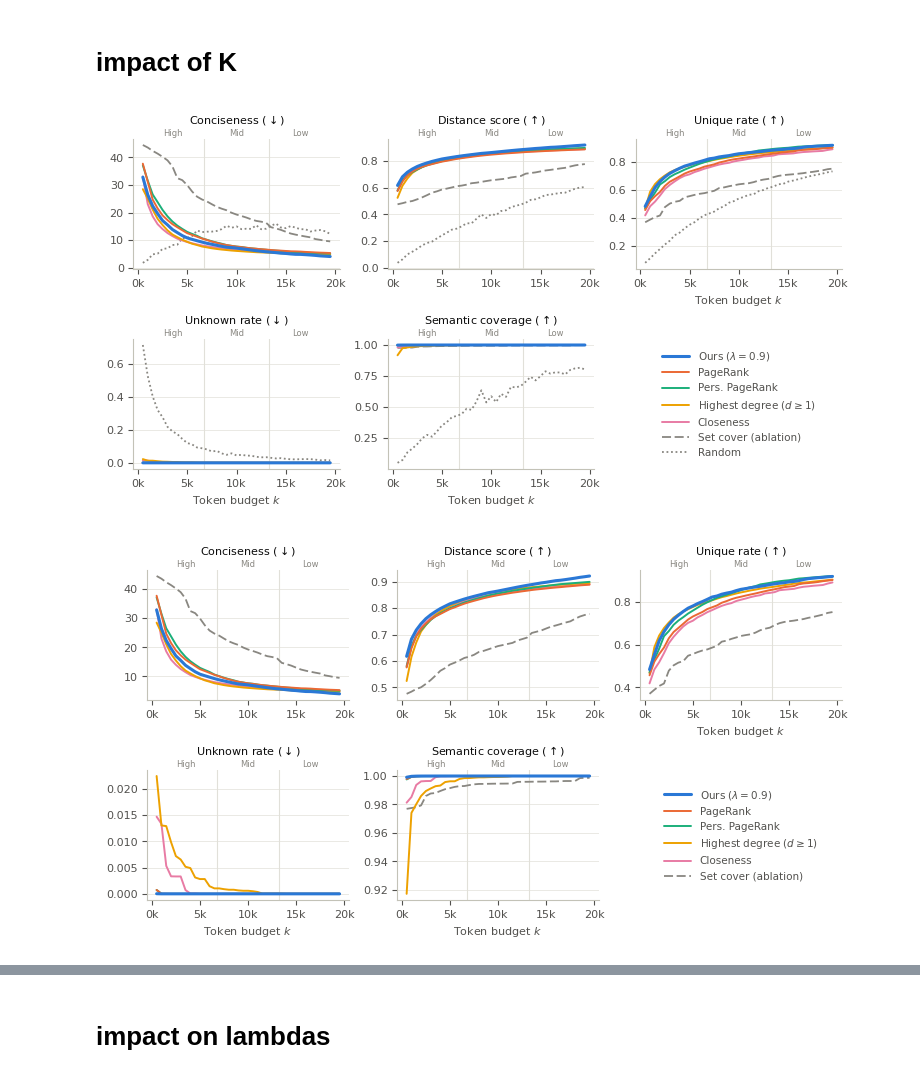
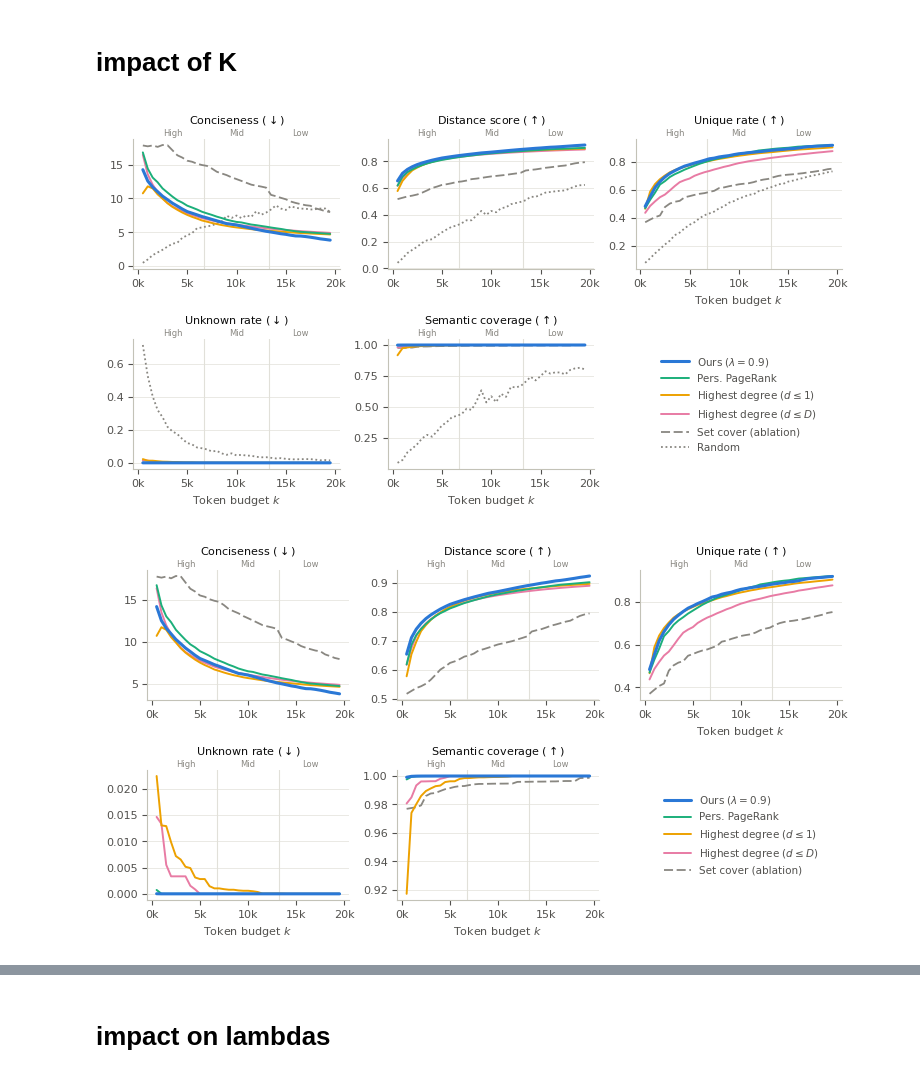
Before and after one commit to yy-suisse/greedy_tree_tokenizer, a Jupyter notebook: 5.analysis_result.ipynb, the cells around one changed output, grey strips where cells are left out. Cells and saved outputs as stored; diff of their text form; code cells hidden in the pictures.

```diff
--- a/5.analysis_result.ipynb
+++ b/5.analysis_result.ipynb
@@ -43,8 +43,6 @@ BASELINE_FAMILY = {'closeness_centrality': 'centrality-based',
  }
 
 perf_df_all = (pl.read_parquet(config.Results().perf_all)
-               .rename({"unk_branche_rate": "uncovered_branche_rate",
-                        "uncovered_rate": "unknown_rate"})
                .with_columns(pl.col("file_type").replace(BASELINE_FAMILY).alias("family"))
                .drop("exact_rate"))
 
@@ -153,9 +174,10 @@ shape: (57, 4)
 # %%
 df_rank_input = (
     perf_df_all
+    .filter(pl.col("family") != pl.col("file_type"))
     # 2) random: average the 20 draws -> one row per (method, k)
     .group_by(["family", "file_type", "k"])
-    .agg([pl.col(m).mean() for m in METRIC_CORE])
+    .agg(METRIC_CORE)
     .with_columns(
         pl.when(pl.col("k").is_between(*compression_level_dict["high"])).then(pl.lit("high"))
           .when(pl.col("k").is_between(*compression_level_dict["mid"])).then(pl.lit("mid"))
@@ -182,4 +204,5 @@ rank_table = (
     .sort(["compression_level", "avg_rank"])
 )
 ranked
-# rank_table.write_csv(config.Results().perf_ranked_csv)
+rank_table.sort("avg_rank")
+rank_table.write_csv(config.Results().perf_ranked_csv)
@@ -285,13 +293,12 @@ from matplotlib.ticker import FuncFormatter, MultipleLocator
 # ---- series to plot: label, colour, line width, line style (order = legend order) ----
 # colours: categorical slots 1-5 of a CVD-validated palette; references in gray
 SERIES = {
-    "0.9":                   ("Ours ($\\lambda{=}0.9$)", "#2a78d6", 2.2, "-"),
-    "pagerank":              ("PageRank",               "#eb6834", 1.4, "-"),
-    "personalized_pagerank": ("Pers. PageRank",         "#1baf7a", 1.4, "-"),
-    "highest_degree_dist_1": ("Highest degree ($d \\geq 1$)",       "#eda100", 1.4, "-"),
-    "closeness_centrality":  ("Closeness",              "#e87ba4", 1.4, "-"),
-    "discrete_set_cover":    ("Set cover (ablation)",   "#898781", 1.3, (0, (5, 2))),
-    "k_random_all_samples":  ("Random",                 "#898781", 1.3, (0, (1, 1.5))),
+    "0.9":                   ("Ours ($\\lambda{=}0.9$)",             "#2a78d6", 2.2, "-"),
+    "personalized_pagerank": ("Pers. PageRank",                      "#1baf7a", 1.4, "-"),
+    "highest_degree_dist_1": ("Highest degree ($d \\leq 1$)",        "#eda100", 1.4, "-"),
+    "highest_degree":        ("Highest degree ($d \\leq D$)",        "#e87ba4", 1.4, "-"),
+    "discrete_set_cover":    ("Set cover (ablation)",                "#898781", 1.3, (0, (5, 2))),
+    "k_random_all_samples":  ("Random",                              "#898781", 1.3, (0, (1, 1.5))),
 }
 METRIC_TITLE = {
     "semantic_coverage":      "Semantic coverage ($\\uparrow$)",
@@ -360,26 +367,26 @@ def plot_metrics_vs_k(df_k, metrics, ncols=3, panel_size=(2.5, 2), fname=None):
         fig.savefig(fname, bbox_inches="tight", dpi=400)
     return fig
 # %%
-METHODS = ["highest_degree_dist_1", "closeness_centrality", "pagerank", "personalized_pagerank", "discrete_set_cover", "0.9"]
+METHODS = ["highest_degree_dist_1", "highest_degree", "closeness_centrality", "pagerank", "personalized_pagerank", "discrete_set_cover", "0.9"]
 df_k = (perf_df_all
  .filter(pl.col("file_type").is_in(METHODS))
  .group_by(["family", "file_type", "k"])          # averages random's 20 draws
  .agg([pl.col(m).mean() for m in METRIC_CORE + ["uncovered_branche_rate"]])
  .sort(["family", "file_type", "k"])
  )
 
 # main text: five core metrics
 plot_metrics_vs_k(df_k, METRIC_CORE, fname="figures/metrics_vs_k.png")
 
 df_k_all = (perf_df_all
  .filter(pl.col("file_type").is_in(METHODS + ["k_random_all_samples"]))
  .group_by(["family", "file_type", "k"])          # averages random's 20 draws
  .agg([pl.col(m).mean() for m in METRIC_CORE + ["uncovered_branche_rate"]])
  .sort(["family", "file_type", "k"])
  )
 
 plot_metrics_vs_k(df_k, METRIC_CORE, fname="figures/metrics_vs_k.png")
 plot_metrics_vs_k(df_k_all, METRIC_CORE, fname="figures/metrics_vs_k_all.png")
 # %% [output]
-[figure, old version]
+[figure, new version]
-[figure, old version]
+[figure, new version]
```
Also changed, not shown: parts of 11 cells of this notebook, 14 other files.
